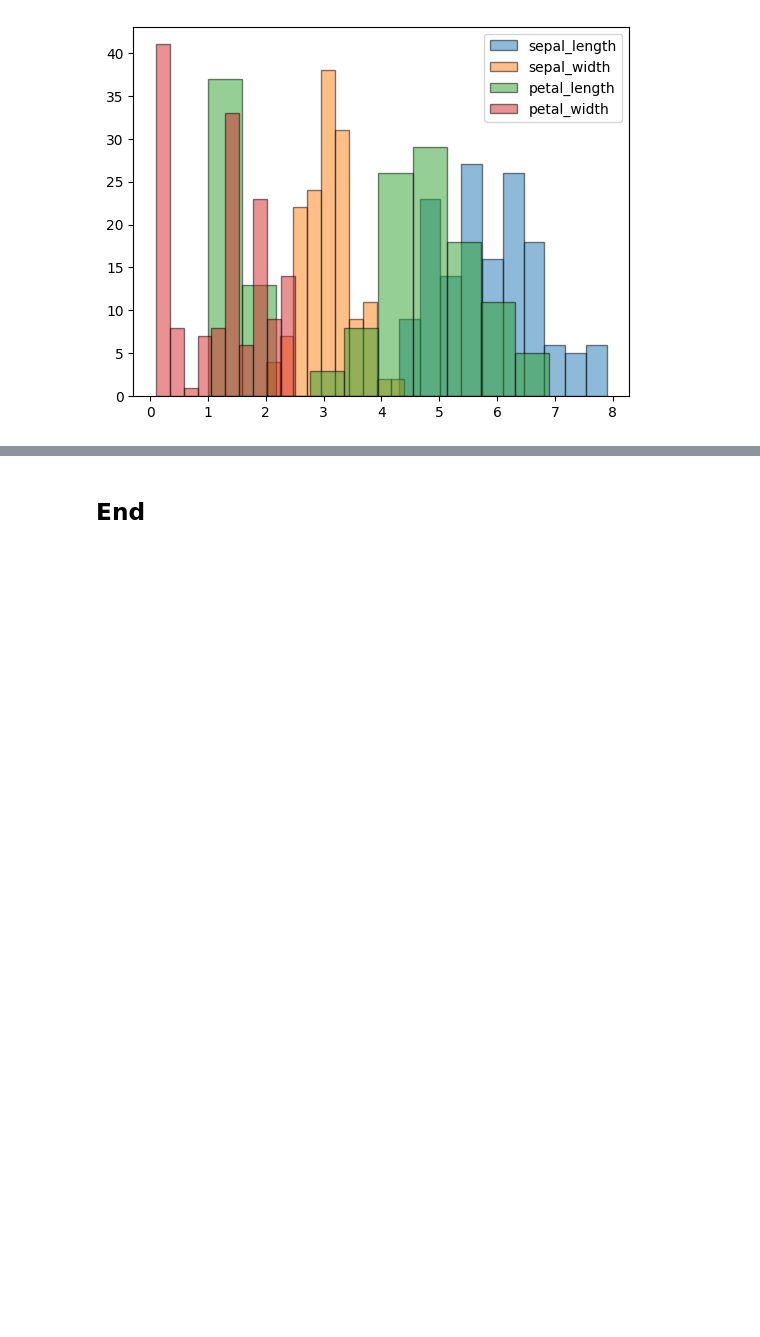
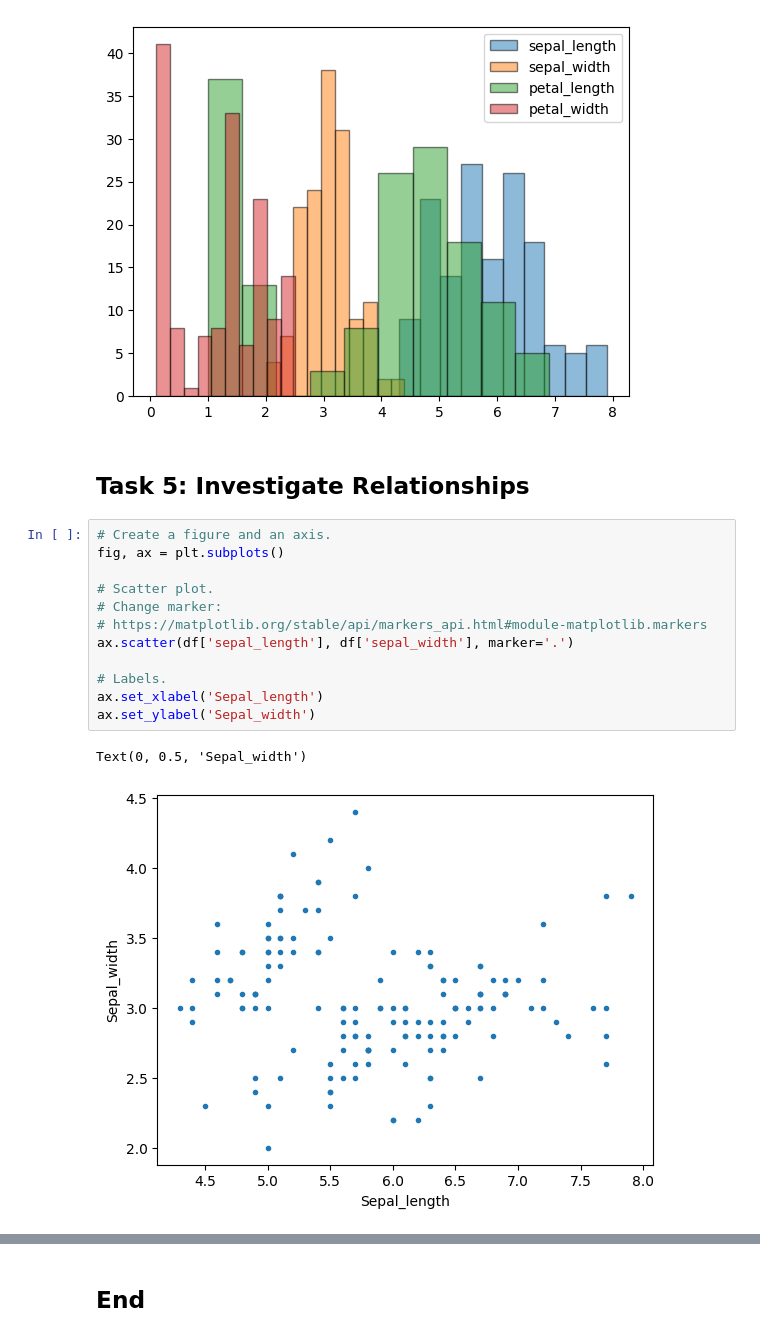
Before and after one commit to HewaOrang/principles_of_data_analytics, a Jupyter notebook: tasks.ipynb, the cells around one changed output, grey strips where cells are left out. Cells and saved outputs as stored; diff of their text form; blank space fills up the shorter version.

Commit message:
task 5

```diff
--- a/tasks.ipynb
+++ b/tasks.ipynb
@@ -210,3 +210,20 @@ plt.legend()
 # %% [output]
 <matplotlib.legend.Legend at 0x...>
 [figure]
+# %% [markdown]
+## Task 5: Investigate Relationships
+# %%
+# Create a figure and an axis.
+fig, ax = plt.subplots()
+
+# Scatter plot.
+# Change marker:
+# https://matplotlib.org/stable/api/markers_api.html#module-matplotlib.markers
+ax.scatter(df['sepal_length'], df['sepal_width'], marker='.')
+
+# Labels.
+ax.set_xlabel('Sepal_length')
+ax.set_ylabel('Sepal_width')
+# %% [output]
+Text(0, 0.5, 'Sepal_width')
+[figure, added]
```
Also changed, not shown: parts of 1 cell of this notebook, 1 other file.
